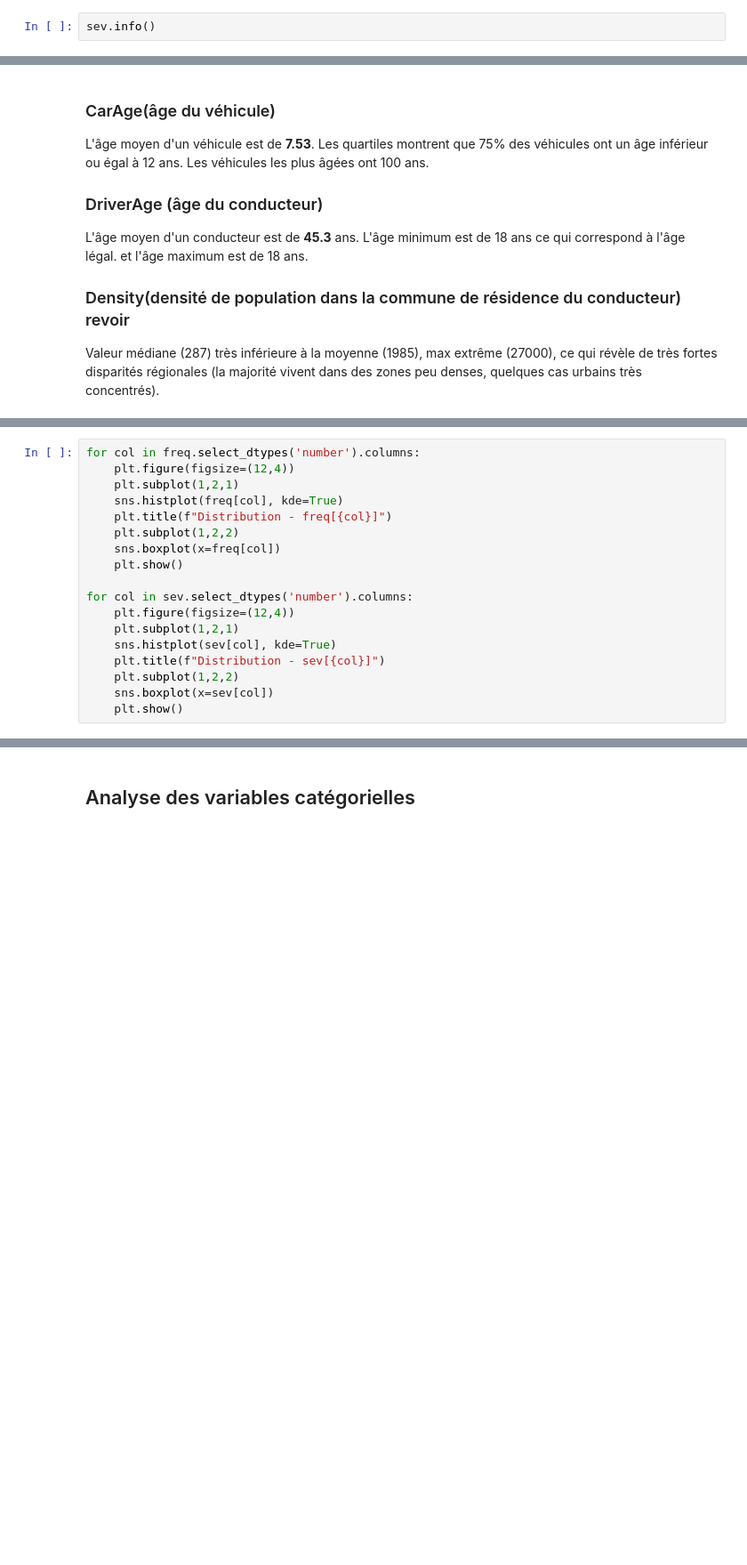
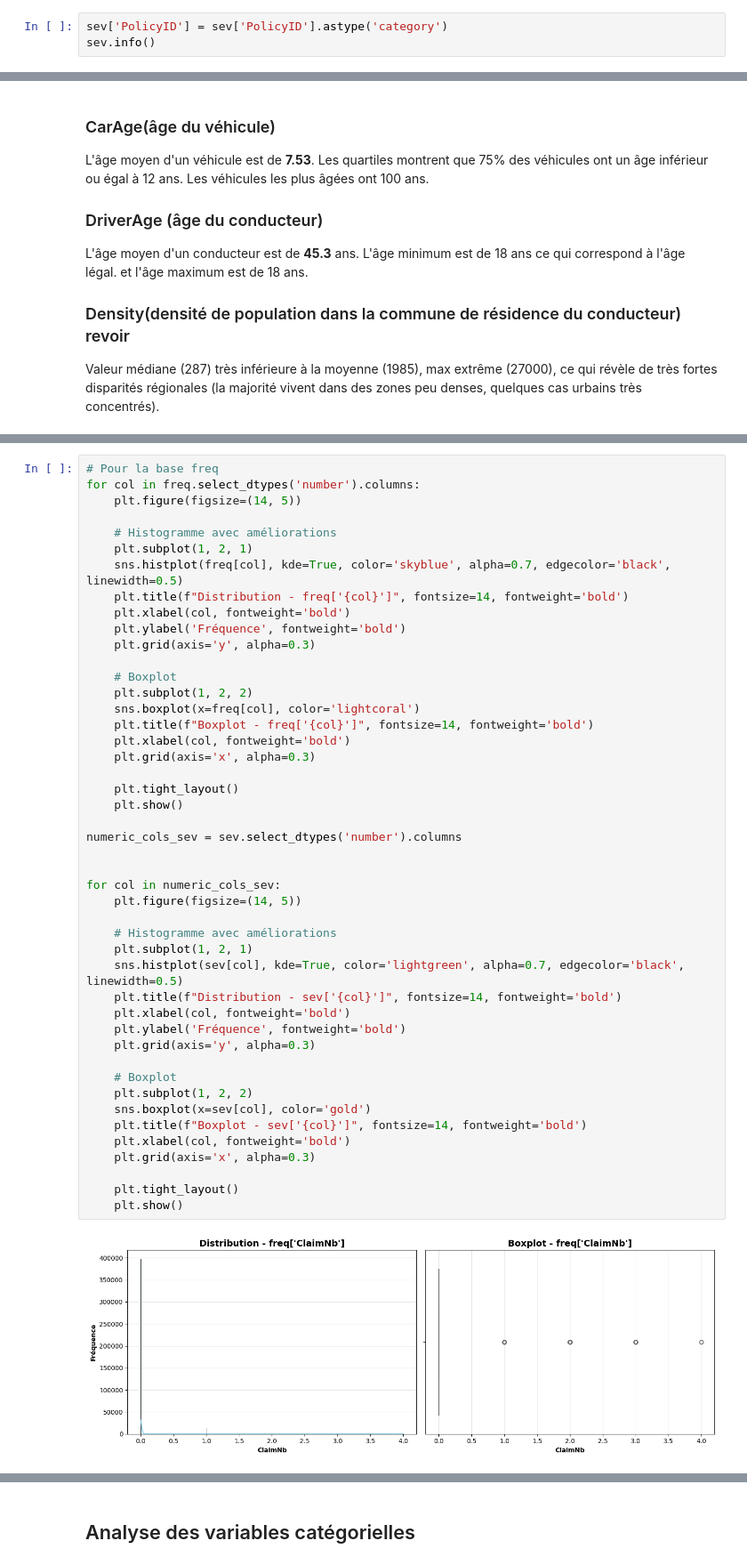
Before and after one commit to fadiblm/Projet-assurance-non-vie, a Jupyter notebook: visualisation.ipynb, the cells around one changed output, grey strips where cells are left out. Shown at 89% size. Drawn from its saved outputs; the diff is of its cells as text; blank space fills up the shorter version.

Commit message:
Mise à jour visualisation.ipynb

```diff
--- a/visualisation.ipynb
+++ b/visualisation.ipynb
@@ -84,6 +97,7 @@ memory usage: 31.9 MB
 
 -Density : Densité d’habitants (nombre d’habitants par km²) dans la commune de résidence du conducteur.
 # %%
+sev['PolicyID'] = sev['PolicyID'].astype('category')
 sev.info()
 # %% [output]
 <class 'pandas.core.frame.DataFrame'>
@@ -213,18 +184,48 @@ max    412944.000000  2.036833e+06
 # %%
+# Pour la base freq
 for col in freq.select_dtypes('number').columns:
-    plt.figure(figsize=(12,4))
-    plt.subplot(1,2,1)
-    sns.histplot(freq[col], kde=True)
-    plt.title(f"Distribution - freq[{col}]")
-    plt.subplot(1,2,2)
-    sns.boxplot(x=freq[col])
+    plt.figure(figsize=(14, 5))
+
+    # Histogramme avec améliorations
+    plt.subplot(1, 2, 1)
+    sns.histplot(freq[col], kde=True, color='skyblue', alpha=0.7, edgecolor='black', linewidth=0.5)
+    plt.title(f"Distribution - freq['{col}']", fontsize=14, fontweight='bold')
+    plt.xlabel(col, fontweight='bold')
+    plt.ylabel('Fréquence', fontweight='bold')
+    plt.grid(axis='y', alpha=0.3)
+
+    # Boxplot
+    plt.subplot(1, 2, 2)
+    sns.boxplot(x=freq[col], color='lightcoral')
+    plt.title(f"Boxplot - freq['{col}']", fontsize=14, fontweight='bold')
+    plt.xlabel(col, fontweight='bold')
+    plt.grid(axis='x', alpha=0.3)
+
+    plt.tight_layout()
     plt.show()
 
-for col in sev.select_dtypes('number').columns:
-    plt.figure(figsize=(12,4))
-    plt.subplot(1,2,1)
-    sns.histplot(sev[col], kde=True)
-    plt.title(f"Distribution - sev[{col}]")
-    plt.subplot(1,2,2)
-    sns.boxplot(x=sev[col])
+numeric_cols_sev = sev.select_dtypes('number').columns
+
+
+for col in numeric_cols_sev:
+    plt.figure(figsize=(14, 5))
+
+    # Histogramme avec améliorations
+    plt.subplot(1, 2, 1)
+    sns.histplot(sev[col], kde=True, color='lightgreen', alpha=0.7, edgecolor='black', linewidth=0.5)
+    plt.title(f"Distribution - sev['{col}']", fontsize=14, fontweight='bold')
+    plt.xlabel(col, fontweight='bold')
+    plt.ylabel('Fréquence', fontweight='bold')
+    plt.grid(axis='y', alpha=0.3)
+
+    # Boxplot
+    plt.subplot(1, 2, 2)
+    sns.boxplot(x=sev[col], color='gold')
+    plt.title(f"Boxplot - sev['{col}']", fontsize=14, fontweight='bold')
+    plt.xlabel(col, fontweight='bold')
+    plt.grid(axis='x', alpha=0.3)
+
+    plt.tight_layout()
     plt.show()
+# %% [output]
+[figure, added]
```
Also changed, not shown: parts of 21 cells of this notebook.
